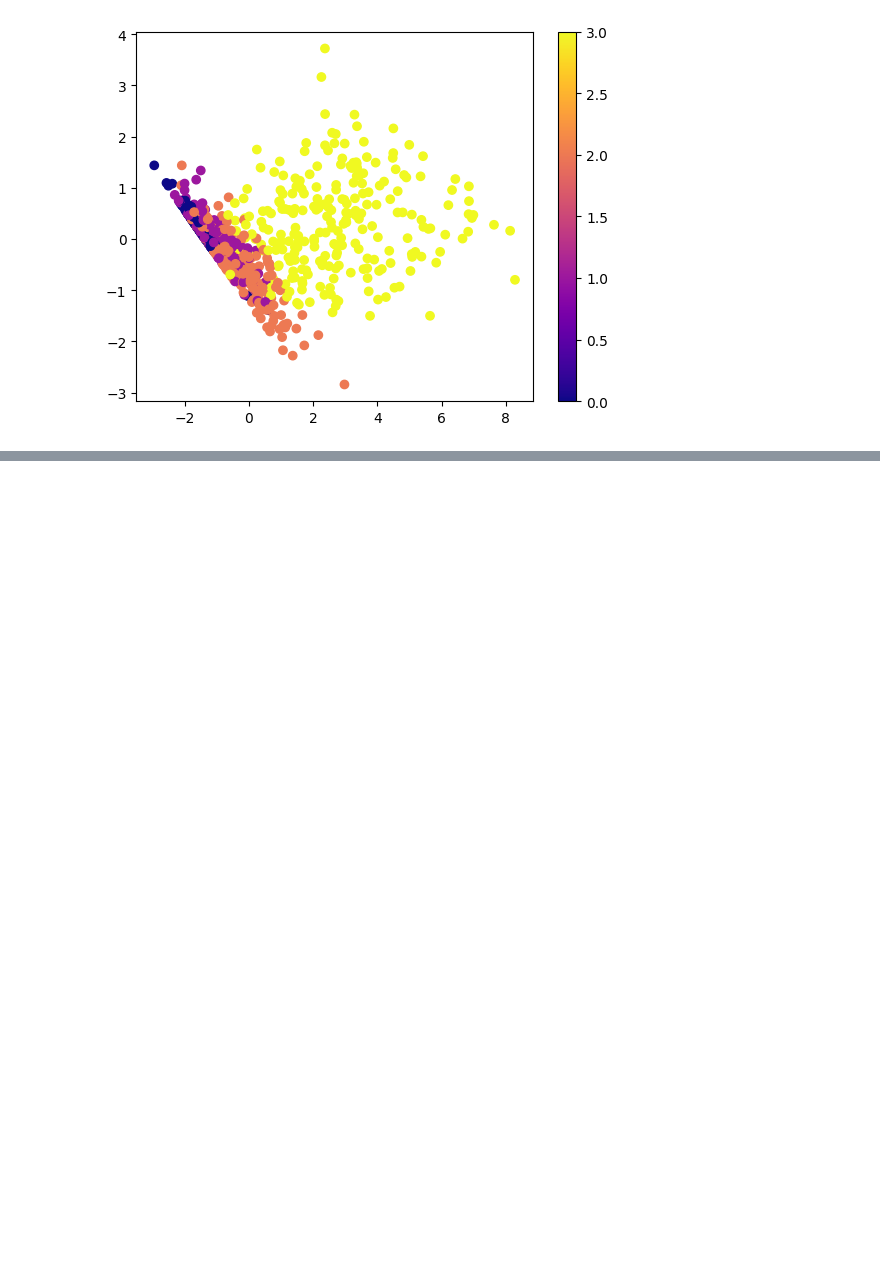
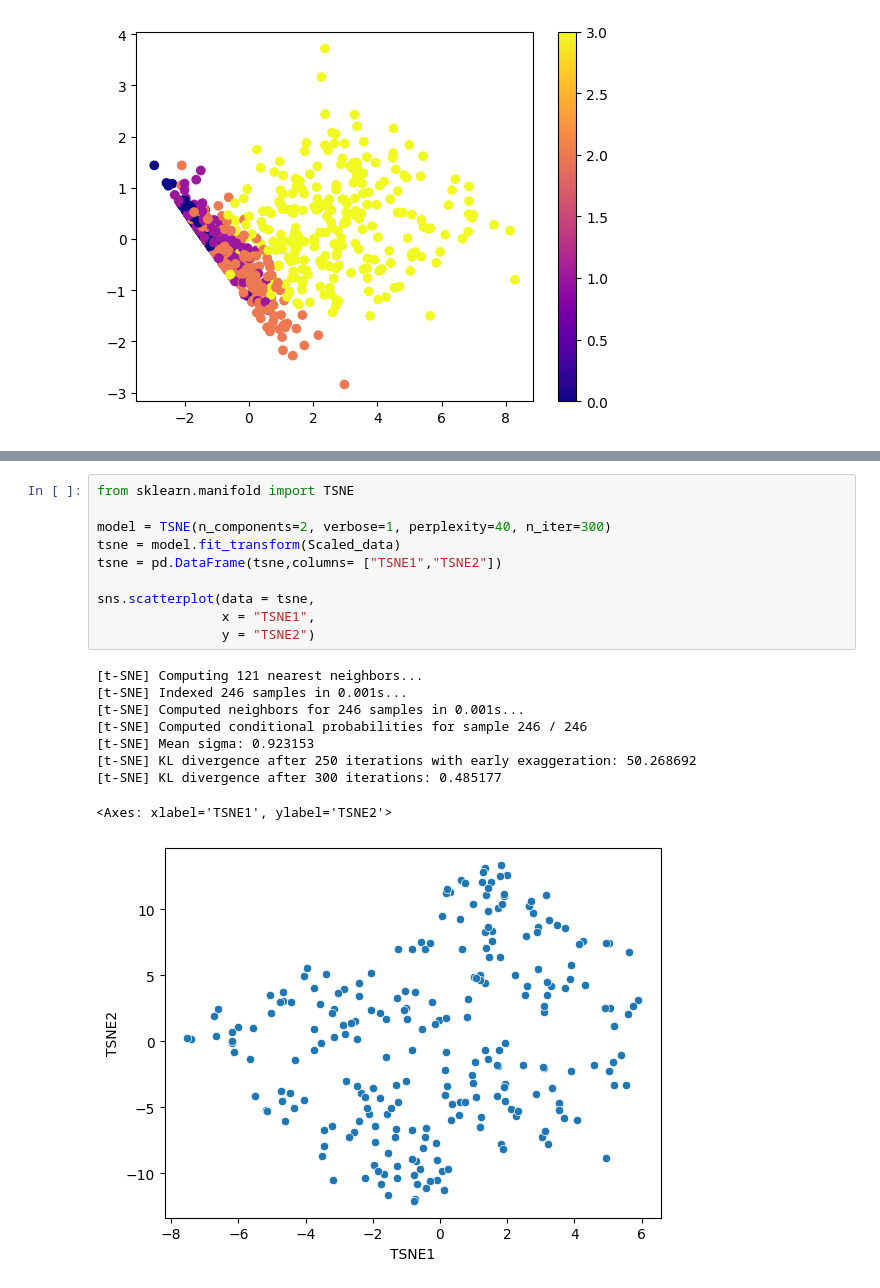
Before and after one commit to cookiebouquets/CHC-CyberPatriot-Scores-Analysis, a Jupyter notebook: analysis.ipynb, the cells around one changed output, grey strips where cells are left out. Drawn from its saved outputs; the diff is of its cells as text; blank space fills up the shorter version.

```diff
--- a/analysis.ipynb
+++ b/analysis.ipynb
@@ -64,0 +95,20 @@ plt.colorbar()
+# %%
+from sklearn.manifold import TSNE
+
+model = TSNE(n_components=2, verbose=1, perplexity=40, n_iter=300)
+tsne = model.fit_transform(Scaled_data)
+tsne = pd.DataFrame(tsne,columns= ["TSNE1","TSNE2"])
+
+sns.scatterplot(data = tsne,
+                x = "TSNE1",
+                y = "TSNE2")
+# %% [output]
+[t-SNE] Computing 121 nearest neighbors...
+[t-SNE] Indexed 246 samples in 0.001s...
+[t-SNE] Computed neighbors for 246 samples in 0.001s...
+[t-SNE] Computed conditional probabilities for sample 246 / 246
+[t-SNE] Mean sigma: 0.923153
+[t-SNE] KL divergence after 250 iterations with early exaggeration: 50.268692
+[t-SNE] KL divergence after 300 iterations: 0.485177
+<Axes: xlabel='TSNE1', ylabel='TSNE2'>
+[figure, added]
```
Also changed, not shown: parts of 6 cells of this notebook.
